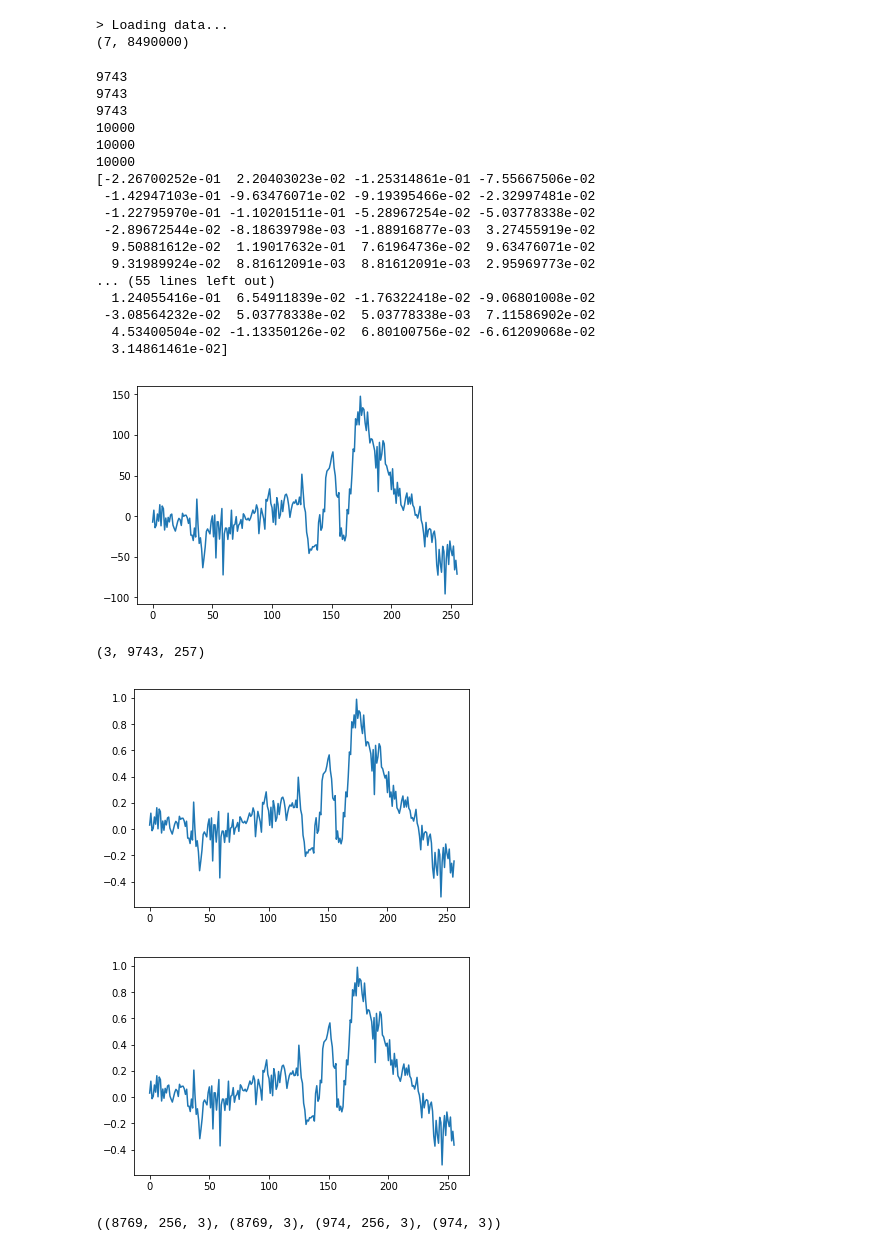
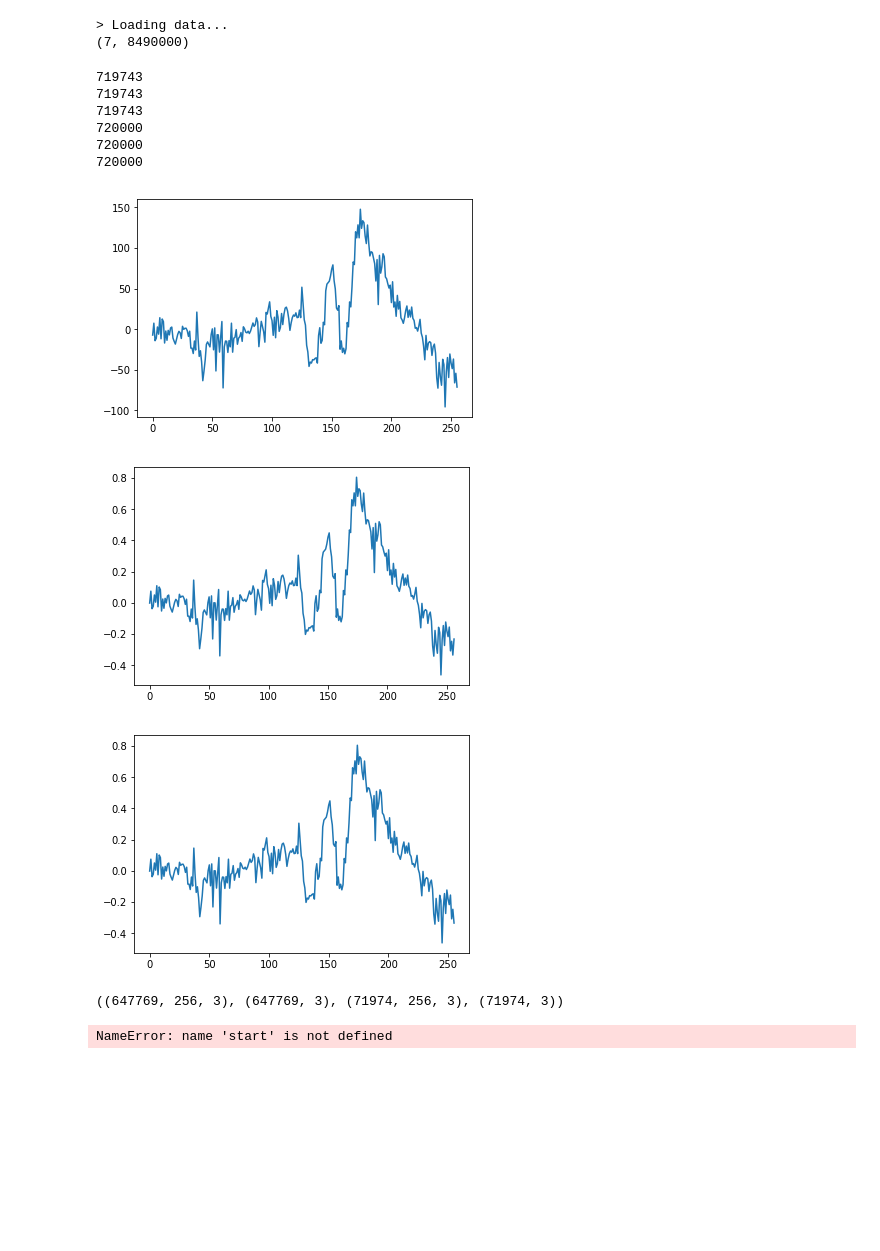
Before and after one commit to ktsimring/final-project, a Jupyter notebook: LSTM/LSTM New Implementation 2 RMS Optimizer.ipynb, the cells around one changed output. Cells and saved outputs as stored; diff of their text form; code cells hidden in the pictures; blank space fills up the shorter version.

```diff
--- a/LSTM/LSTM New Implementation 2 RMS Optimizer.ipynb
+++ b/LSTM/LSTM New Implementation 2 RMS Optimizer.ipynb
@@ -111,7 +111,7 @@ def chunk_data(diff, sequence_length):
     for index in range(diff.shape[1] - sequence_length):
         for k in range(diff.shape[0]):
             chunk_data[k,index] = diff[k,index: index + sequence_length]
-    print(chunk_data[0,0])
+    #print(chunk_data[0,0])
     return chunk_data
 
 def difference(datset, interval):
@@ -131,7 +131,7 @@ def normalize_all(result):
     return dataset
 
 def make_data(sig, seq_len, normalise_window):
-    data = sig[:3,:10000]
+    data = sig[:3,:720000]
     sequence_length = seq_len + 1
     if not normalise_window:
         #result = difference(data,1)
@@ -142,7 +142,7 @@ def make_data(sig, seq_len, normalise_window):
         diff = normalise_windows(result)
     plt.plot(range(len(data[0,256:512])), data[0,256:512])
     plt.show()
-    print(diff.shape)
+    #print(diff.shape)
     plt.plot(range(len(diff[0,256])), diff[0,256])
     plt.show()
 
@@ -306,30 +308,20 @@ print(sig.shape)
 # %%
 scaler = []
 for i in range(3):
-    scale, data_y = scale_t(sig[i,257:10000])
+    scale, data_y = scale_t(sig[i,257:720000])
     scaler.append(scale)
 X_train, y_train, X_test, y_test = make_data(sig, seq_len, False)
 print(X_train.shape, y_train.shape, X_test.shape, y_test.shape)
+print("Make Data Time : ", time.time() - global_start_time)
 # %% [output]
-9743
-9743
-9743
-10000
-10000
-10000
-[-2.26700252e-01  2.20403023e-02 -1.25314861e-01 -7.55667506e-02
- -1.42947103e-01 -9.63476071e-02 -9.19395466e-02 -2.32997481e-02
- -1.22795970e-01 -1.10201511e-01 -5.28967254e-02 -5.03778338e-02
- -2.89672544e-02 -8.18639798e-03 -1.88916877e-03  3.27455919e-02
-  9.50881612e-02  1.19017632e-01  7.61964736e-02  9.63476071e-02
-  9.31989924e-02  8.81612091e-03  8.81612091e-03  2.95969773e-02
-... (55 lines left out)
-  1.24055416e-01  6.54911839e-02 -1.76322418e-02 -9.06801008e-02
- -3.08564232e-02  5.03778338e-02  5.03778338e-03  7.11586902e-02
-  4.53400504e-02 -1.13350126e-02  6.80100756e-02 -6.61209068e-02
-  3.14861461e-02]
+719743
+719743
+719743
+720000
+720000
+720000
 [figure]
-(3, 9743, 257)
-[figure, old version]
+[figure, new version]
-[figure, old version]
+[figure, new version]
+((647769, 256, 3), (647769, 3), (71974, 256, 3), (71974, 3))
-((8769, 256, 3), (8769, 3), (974, 256, 3), (974, 3))
+NameError: name 'start' is not defined
```
Also changed, not shown: parts of 10 cells of this notebook, 2 other files.
